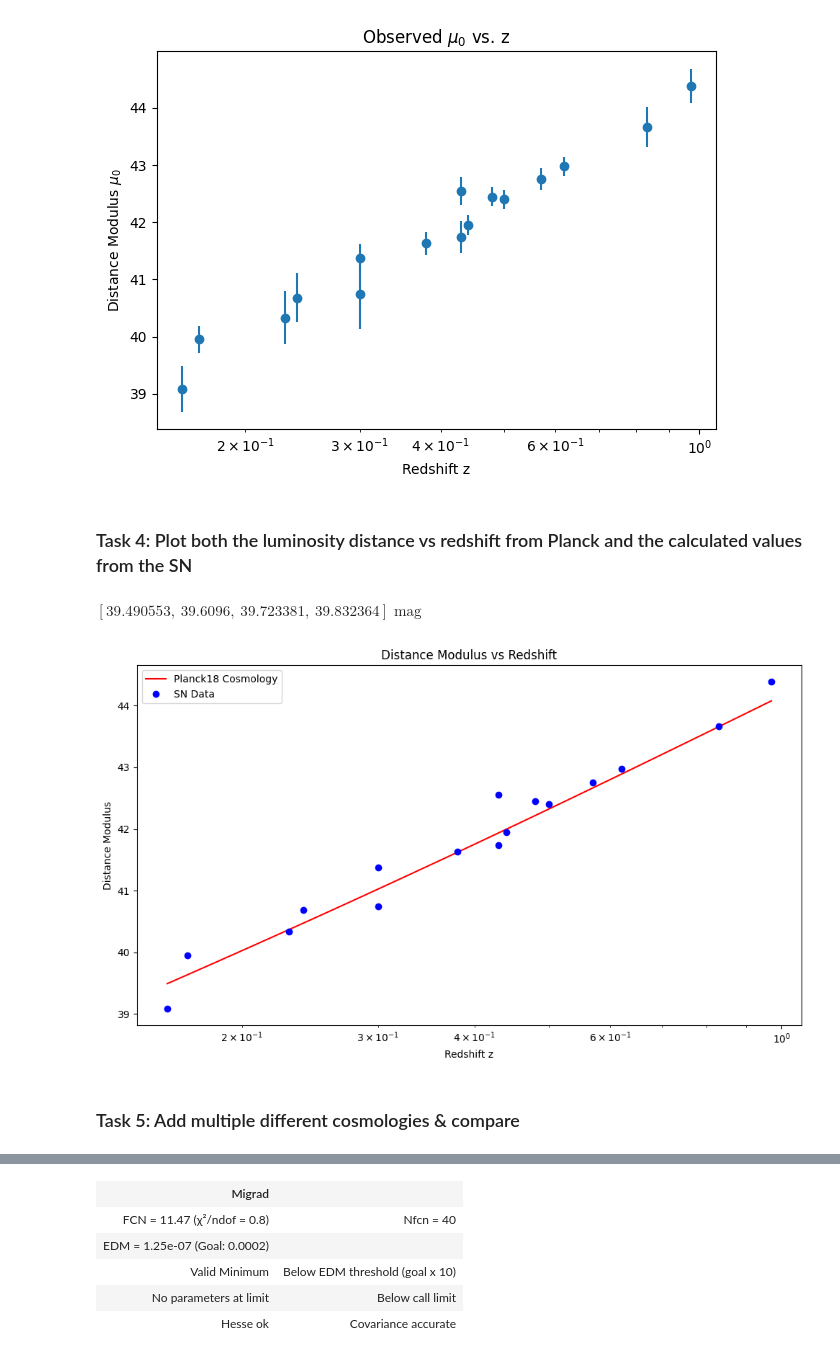
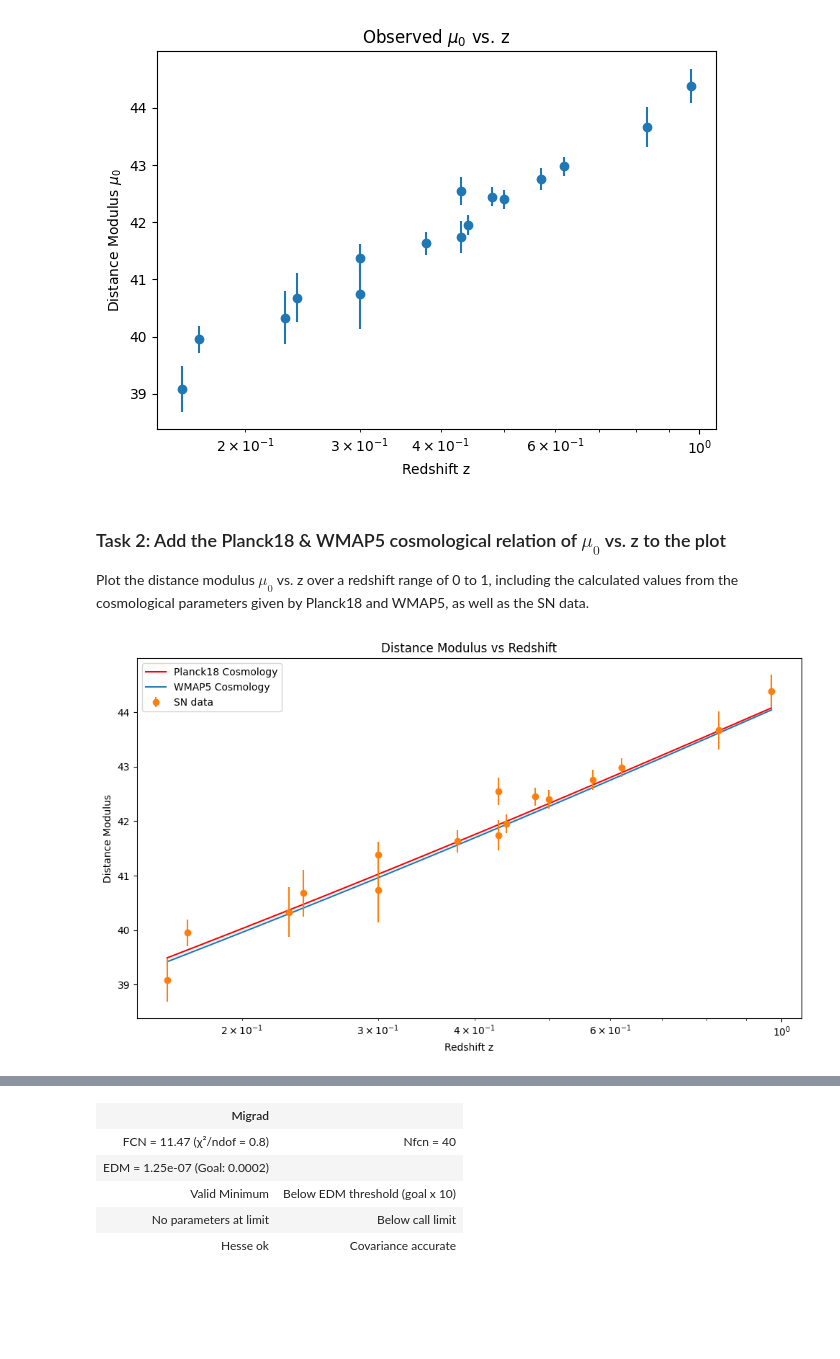
Before and after one commit to jgassert/astropy2-tutorial, a Jupyter notebook: solution.ipynb, the cells around one changed output, grey strips where cells are left out. Saved outputs shown, nothing was run; the diff lists cells and outputs as text; code cells hidden in the pictures; blank space fills up the shorter version.

```diff
--- a/solution.ipynb
+++ b/solution.ipynb
@@ -66,29 +114,30 @@ plt.tight_layout()
 plt.show()
 # %% [output]
 [figure]
-# %% [markdown]
-### Task 4: Plot both the luminosity distance vs redshift from Planck and the calculated values from the SN
+# %% [markdown]
+### Task 2: Add the Planck18 & WMAP5 cosmological relation of $\mu_0$ vs. z to the plot
+
+Plot the distance modulus $\mu_0$ vs. z over a redshift range of 0 to 1, including the calculated values from the cosmological parameters given by Planck18 and WMAP5, as well as the SN data.
 # %%
 # Calculate the luminosity distance using Planck18 cosmology
 zs = np.linspace(min(SN_data["Z"]), max(SN_data["Z"]), 100)
-planck_luminosity_distances = cosmo.distmod(zs)
-planck_luminosity_distances[:4]
+planck_distance_modulus = planck.distmod(zs)
+wmap_distance_modulus = wmap.distmod(zs)
+
+# errors correlated on parameters?
-# %% [output]
-$[39.490553,~39.6096,~39.723381,~39.832364] \; \mathrm{mag}$
 # %%
 # Plot the luminosity distance vs redshift
 plt.figure(figsize=(10, 6))
-plt.plot(zs, planck_luminosity_distances, 'r-', label='Planck18 Cosmology')
-plt.plot(SN_data['Z'], SN_data['mu_0'], 'bo', label='SN Data')
+plt.plot(zs, planck_distance_modulus, 'r-', label='Planck18 Cosmology')
+plt.plot(zs, wmap_distance_modulus, label='WMAP5 Cosmology')
+plt.errorbar(x = SN_data["Z"], y = SN_data["mu_0"], yerr = SN_data["mu_0_err"], fmt = "o", label = "SN data")
 plt.xlabel('Redshift z')
 plt.ylabel('Distance Modulus')
 plt.title('Distance Modulus vs Redshift')
 plt.legend()
 plt.xscale("log")
 #plt.yscale("log")
 plt.tight_layout()
 plt.show()
 # %% [output]
-[figure, old version]
+[figure, new version]
-# %% [markdown]
-### Task 5: Add multiple different cosmologies & compare
```
Also changed, not shown: parts of 27 cells of this notebook, 2 other files.
